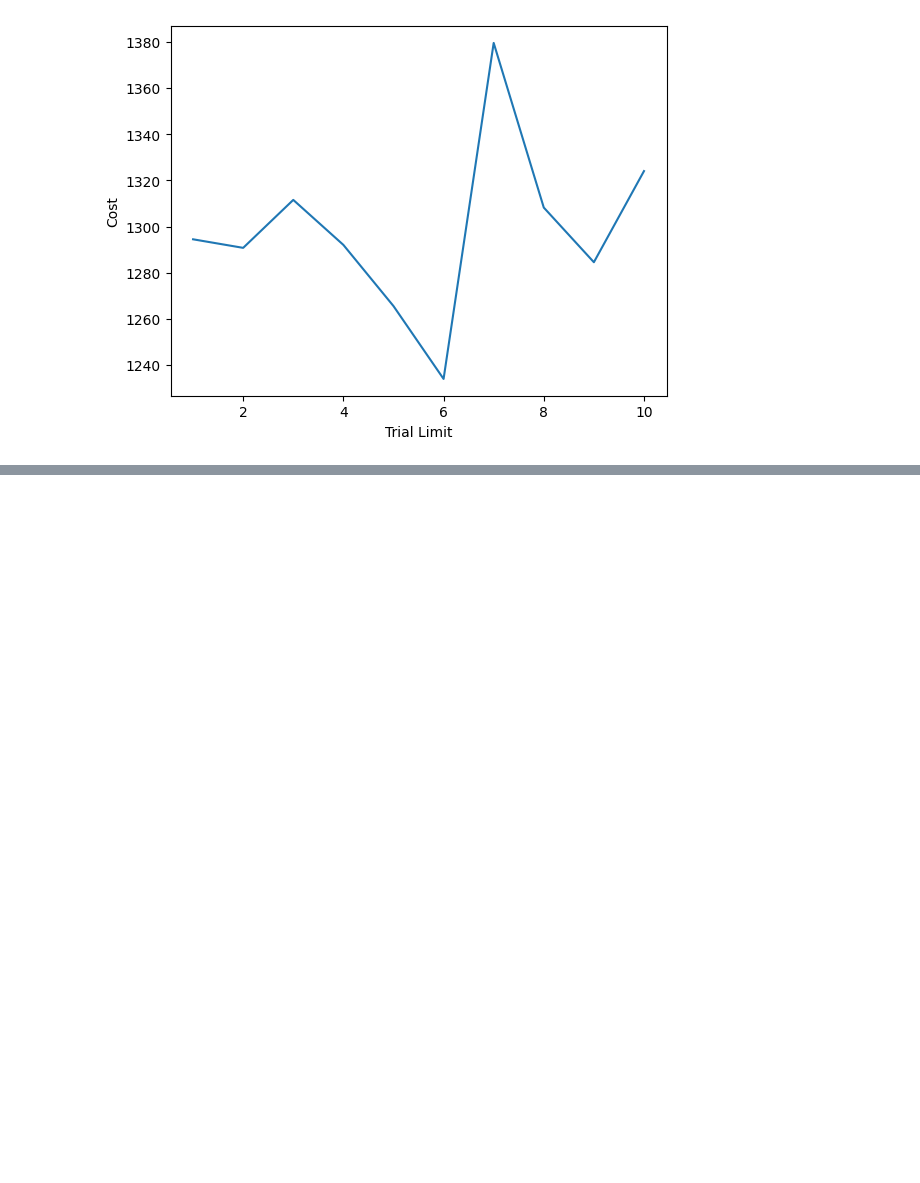
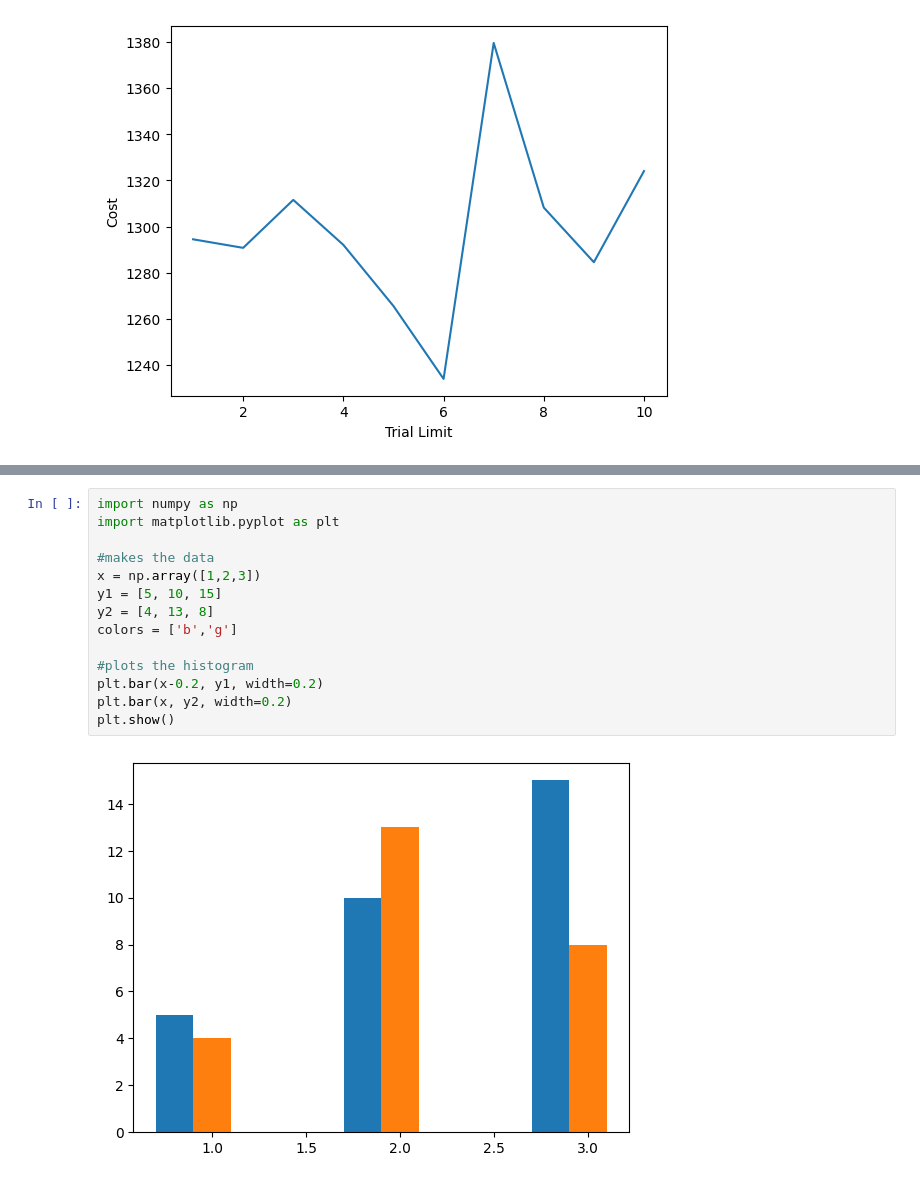
Before and after one commit to Abhijith-TR/Aircraft-Scheduling, a Jupyter notebook: results.ipynb, the cells around one changed output, grey strips where cells are left out. Cells and saved outputs as stored; diff of their text form; blank space fills up the shorter version.

```diff
--- a/results.ipynb
+++ b/results.ipynb
@@ -108,0 +123,16 @@ trial_retry_time = [1283.5270000000003, 1225.567, 1323.298, 1407.298, 1370.45900
+# %%
+import numpy as np
+import matplotlib.pyplot as plt
+
+#makes the data
+x = np.array([1,2,3])
+y1 = [5, 10, 15]
+y2 = [4, 13, 8]
+colors = ['b','g']
+
+#plots the histogram
+plt.bar(x-0.2, y1, width=0.2)
+plt.bar(x, y2, width=0.2)
+plt.show()
+# %% [output]
+[figure, added]
```
Also changed, not shown: parts of 2 cells of this notebook, 16 other files.
